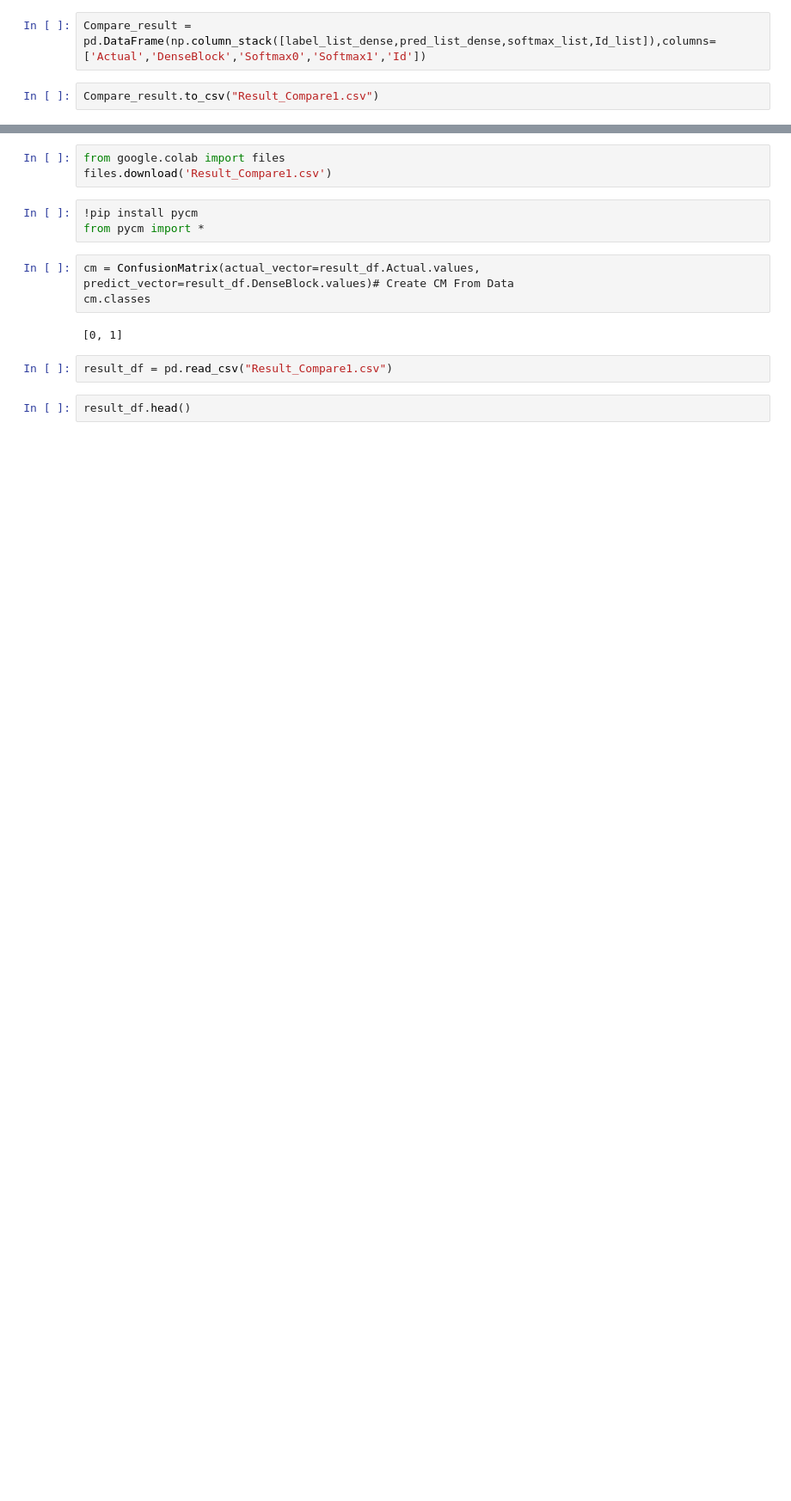
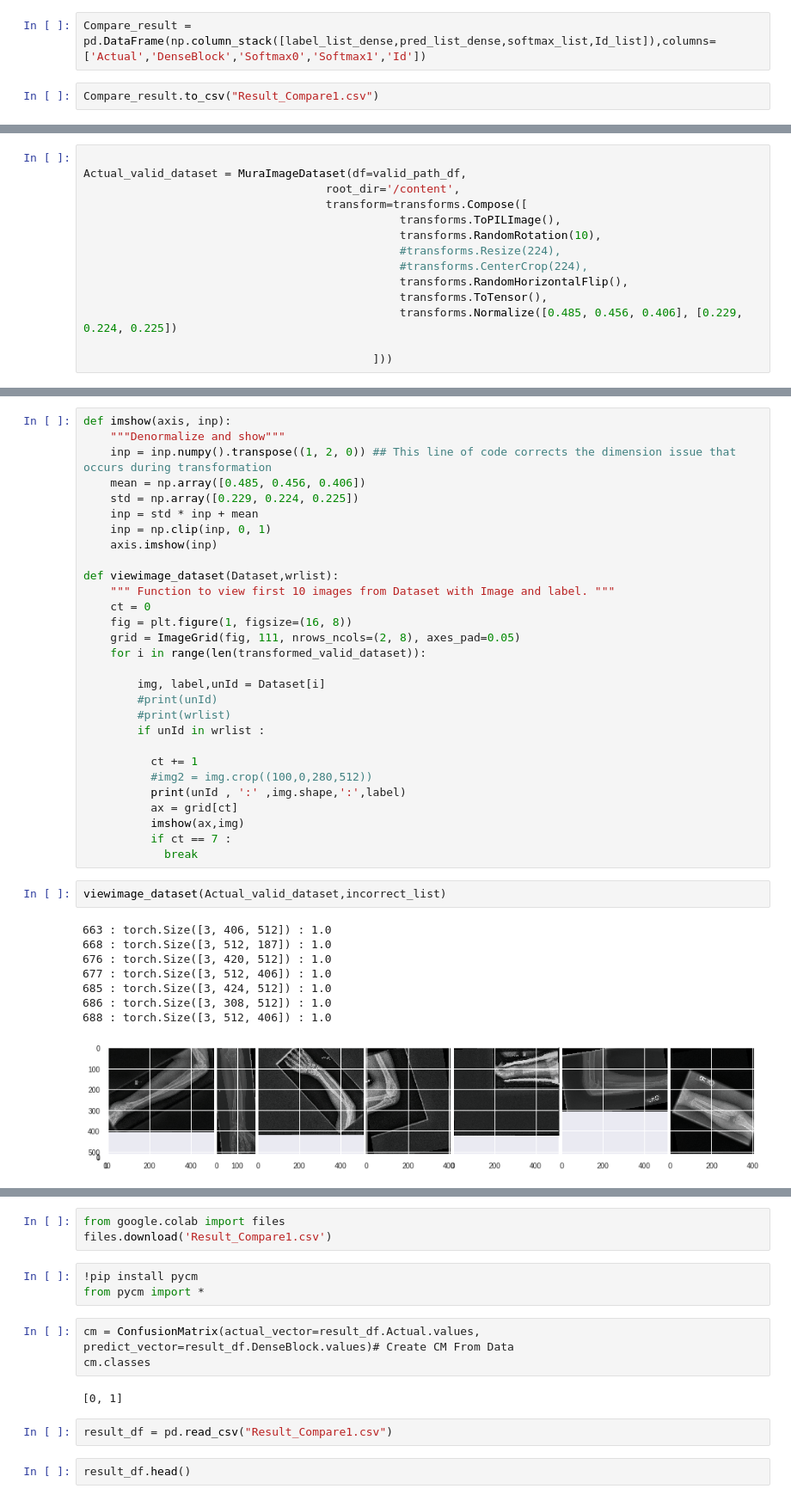
Before and after one commit to stanimman/Simple, a Jupyter notebook: Mura_All_Study_type.ipynb, the cells around one changed output, grey strips where cells are left out. Shown at 86% size. Saved outputs shown, nothing was run; the diff lists cells and outputs as text; blank space fills up the shorter version.

```diff
--- a/Mura_All_Study_type.ipynb
+++ b/Mura_All_Study_type.ipynb
@@ -780,0 +787,14 @@ Image_Path.zip  XR_ELBOW_v1.1       XR_FOREARM.zip
+# %%
+
+Actual_valid_dataset = MuraImageDataset(df=valid_path_df,
+                                    root_dir='/content',
+                                    transform=transforms.Compose([
+                                               transforms.ToPILImage(),
+                                               transforms.RandomRotation(10),
+                                               #transforms.Resize(224),
+                                               #transforms.CenterCrop(224),
+                                               transforms.RandomHorizontalFlip(),
+                                               transforms.ToTensor(),
+                                               transforms.Normalize([0.485, 0.456, 0.406], [0.229, 0.224, 0.225])
+
+                                           ]))
@@ -780,0 +829,40 @@ Image_Path.zip  XR_ELBOW_v1.1       XR_FOREARM.zip
+# %%
+def imshow(axis, inp):
+    """Denormalize and show"""
+    inp = inp.numpy().transpose((1, 2, 0)) ## This line of code corrects the dimension issue that occurs during transformation
+    mean = np.array([0.485, 0.456, 0.406])
+    std = np.array([0.229, 0.224, 0.225])
+    inp = std * inp + mean
+    inp = np.clip(inp, 0, 1)
+    axis.imshow(inp)
+
+def viewimage_dataset(Dataset,wrlist):
+    """ Function to view first 10 images from Dataset with Image and label.	"""
+    ct = 0
+    fig = plt.figure(1, figsize=(16, 8))
+    grid = ImageGrid(fig, 111, nrows_ncols=(2, 8), axes_pad=0.05)
+    for i in range(len(transformed_valid_dataset)):
+
+        img, label,unId = Dataset[i]
+        #print(unId)
+        #print(wrlist)
+        if unId in wrlist :
+
+          ct += 1
+          #img2 = img.crop((100,0,280,512))
+          print(unId , ':' ,img.shape,':',label)
+          ax = grid[ct]
+          imshow(ax,img)
+          if ct == 7 :
+            break
+# %%
+viewimage_dataset(Actual_valid_dataset,incorrect_list)
+# %% [output]
+663 : torch.Size([3, 406, 512]) : 1.0
+668 : torch.Size([3, 512, 187]) : 1.0
+676 : torch.Size([3, 420, 512]) : 1.0
+677 : torch.Size([3, 512, 406]) : 1.0
+685 : torch.Size([3, 424, 512]) : 1.0
+686 : torch.Size([3, 308, 512]) : 1.0
+688 : torch.Size([3, 512, 406]) : 1.0
+[figure, added]
```
Also changed, not shown: parts of 12 cells of this notebook.
